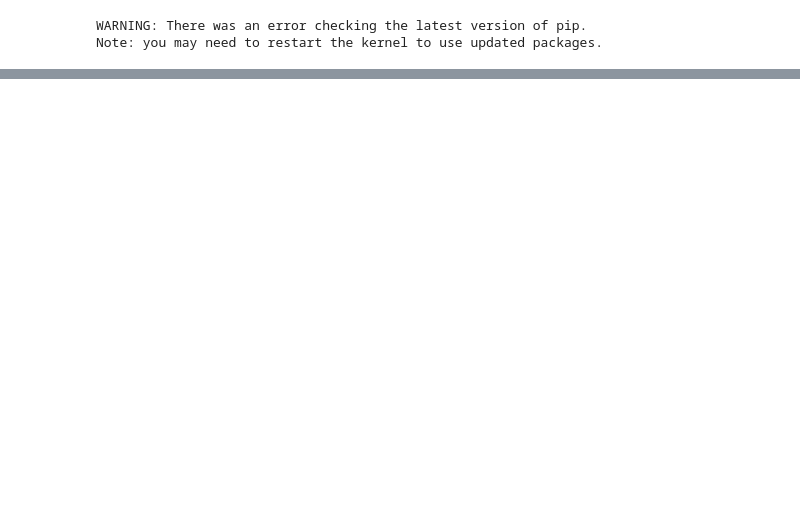
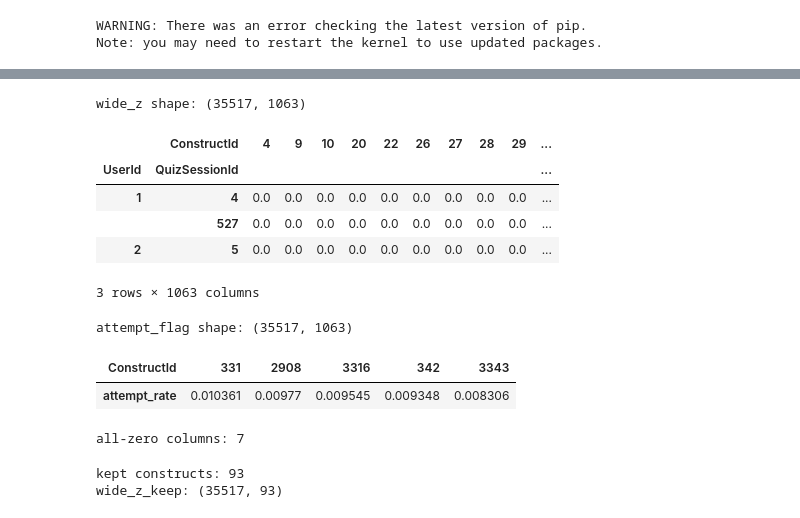
Before and after one commit to jhkimon/awesome-causal-inference-python, a Jupyter notebook: book/scm/causal_discovery.ipynb, the cells around one changed output, grey strips where cells are left out. Cells and saved outputs as stored; diff of their text form; code cells hidden in the pictures; blank space fills up the shorter version.

```diff
--- a/book/scm/causal_discovery.ipynb
+++ b/book/scm/causal_discovery.ipynb
@@ -119,0 +132,58 @@ expert: (3277, 3)
+# %%
+wide_z = last_checkout.pivot_table(
+    index=["UserId", "QuizSessionId"],
+    columns="ConstructId",
+    values="IsCorrect",
+    aggfunc="max"
+).fillna(0).astype(float)
+
+print("wide_z shape:", wide_z.shape)
+display(wide_z.head(3))
+# %% [output]
+wide_z shape: (35517, 1063)
+|  | ConstructId | 4 | 9 | 10 | 20 | 22 | 26 | 27 | 28 | 29 | ... |
+| UserId | QuizSessionId |  |  |  |  |  |  |  |  |  | ... |
+| 1 | 4 | 0.0 | 0.0 | 0.0 | 0.0 | 0.0 | 0.0 | 0.0 | 0.0 | 0.0 | ... |
+|  | 527 | 0.0 | 0.0 | 0.0 | 0.0 | 0.0 | 0.0 | 0.0 | 0.0 | 0.0 | ... |
+| 2 | 5 | 0.0 | 0.0 | 0.0 | 0.0 | 0.0 | 0.0 | 0.0 | 0.0 | 0.0 | ... |
+3 rows × 1063 columns
+# %%
+# attempt mask 생성: '시도 여부'만 1, 나머지 0
+attempt_flag = last_checkout.assign(_attempt=1).pivot_table(
+    index=["UserId","QuizSessionId"],
+    columns="ConstructId",
+    values="_attempt",
+    aggfunc="max"
+).fillna(0).astype(int)
+
+# 각 컬럼 시도율(=시도한 세션 비율) 상위 5개 확인
+print("attempt_flag shape:", attempt_flag.shape)
+attempt_rate = attempt_flag.mean(axis=0).rename("attempt_rate").sort_values(ascending=False)
+display(attempt_rate.head().to_frame().T)
+# %% [output]
+attempt_flag shape: (35517, 1063)
+| ConstructId | 331 | 2908 | 3316 | 342 | 3343 |
+| attempt_rate | 0.010361 | 0.00977 | 0.009545 | 0.009348 | 0.008306 |
+# %%
+# 모든 세션에서 단 한 번도 등장하지 않은 개념(Construct) 제거
+#     → 학생들이 전체 기간 동안 시도조차 하지 않은 개념
+allzero_cols = [c for c in wide_z.columns if (wide_z[c] == 0).all()]
+print("all-zero columns:", len(allzero_cols))
+
+wide_z_nz   = wide_z.drop(columns=allzero_cols)   if allzero_cols else wide_z
+attempt_nz  = attempt_flag.drop(columns=allzero_cols) if allzero_cols else attempt_flag
+# %% [output]
+all-zero columns: 7
+# %%
+# 시도율 적은 construct 제거
+thr = 0.003  # 0.3%
+keep_cols = [c for c, r in attempt_rate.items() if r >= thr]
+
+wide_z_keep  = wide_z_nz[keep_cols]
+attempt_keep = attempt_nz[keep_cols]
+
+print("kept constructs:", len(keep_cols))
+print("wide_z_keep:", wide_z_keep.shape)
+# %% [output]
+kept constructs: 93
+wide_z_keep: (35517, 93)
```
Also changed, not shown: parts of 22 cells of this notebook.
